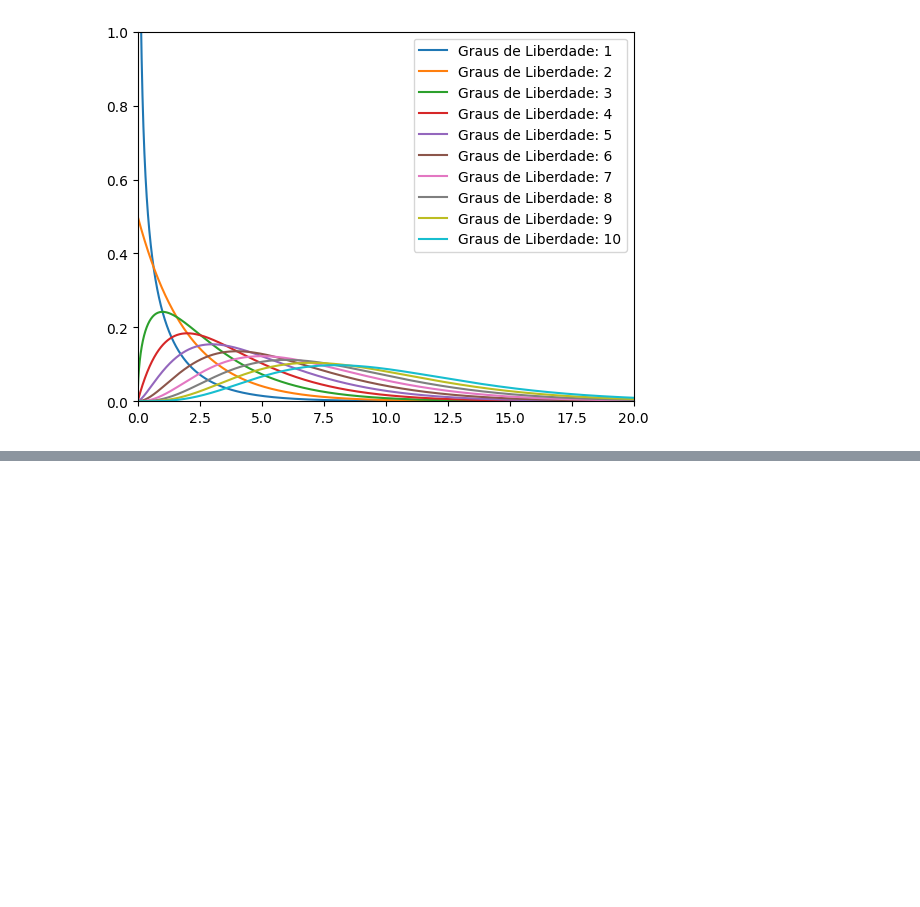
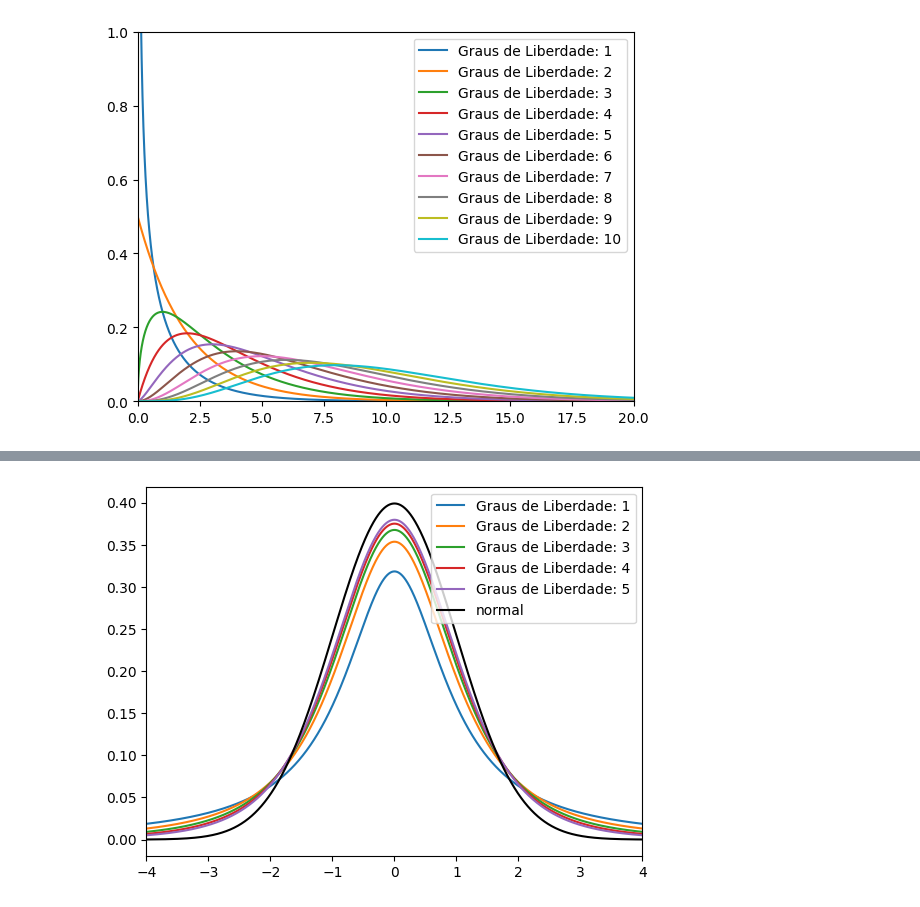
Before and after one commit to stephanyresque/Ciencia-de-dados-2, a Jupyter notebook: mes01/07_01_25.ipynb, the cells around one changed output, grey strips where cells are left out. Saved outputs shown, nothing was run; the diff lists cells and outputs as text; code cells hidden in the pictures; blank space fills up the shorter version.

```diff
--- a/mes01/07_01_25.ipynb
+++ b/mes01/07_01_25.ipynb
@@ -449,0 +478,20 @@ plt.show()
+# %%
+from scipy.stats import t
+
+for grau_liberdade in range(1, 6):
+    x = np.linspace(-4, 4, 10_000)
+    y = t.pdf(x, grau_liberdade)
+
+    plt.plot(x, y, label = f'Graus de Liberdade: {grau_liberdade}')
+
+x_norm = np.linspace(-4,4,10_000)
+y_norm = norm.pdf(x_norm, 0, 1)
+
+plt.plot(x_norm, y_norm, label = 'normal', color = 'black')
+
+plt.xlim(-4,4)
+
+plt.legend()
+plt.show()
+# %% [output]
+[figure, added]
```
Also changed, not shown: parts of 7 cells of this notebook.
